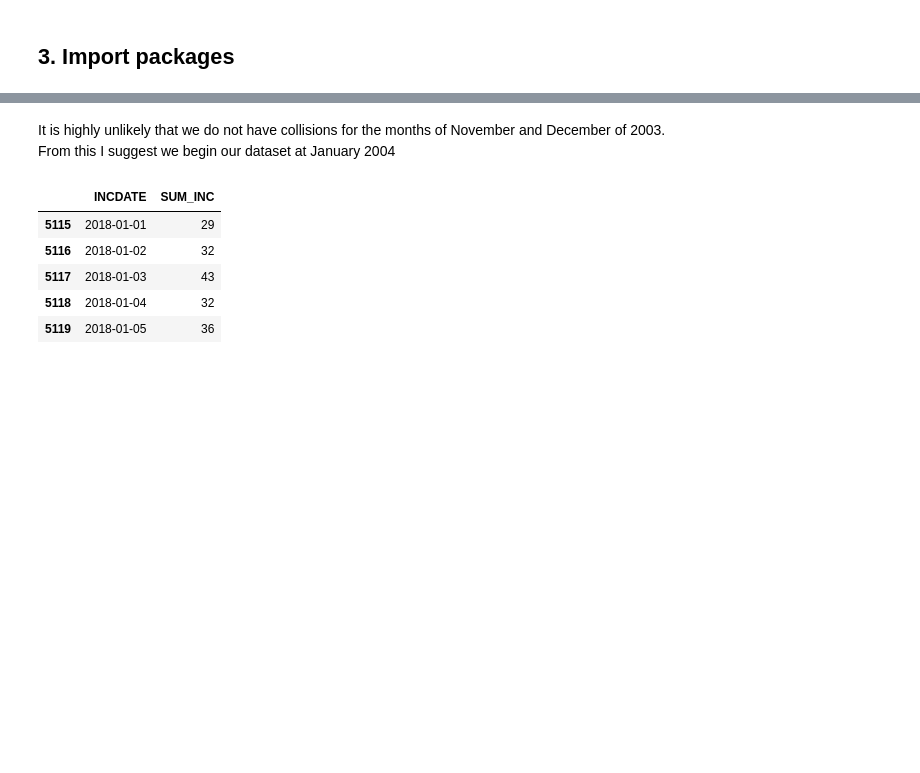
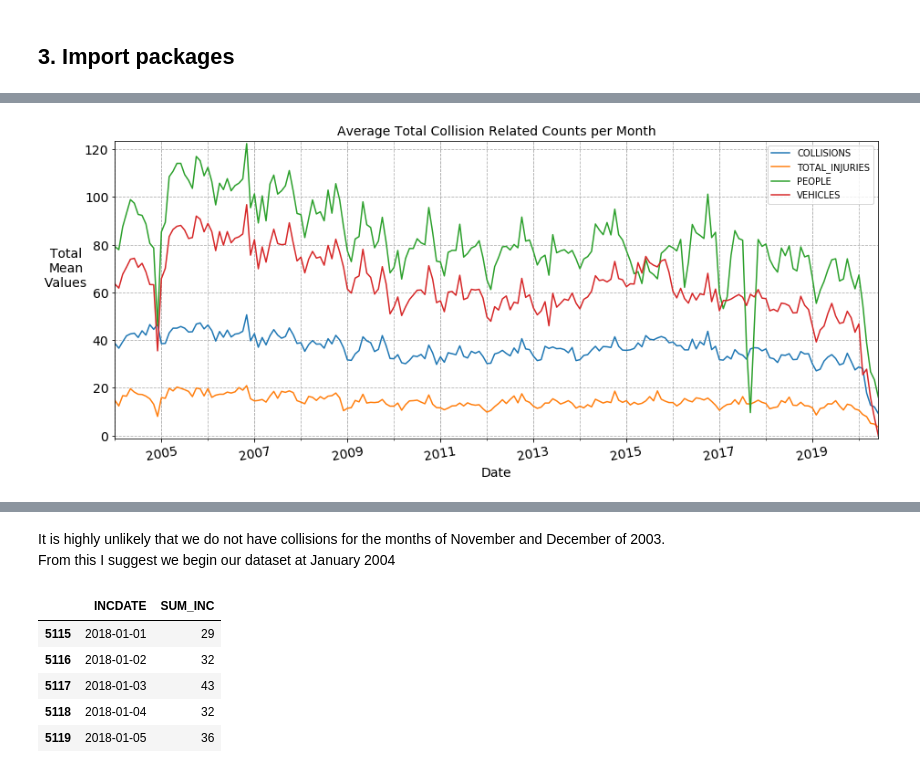
Before and after one commit to meghasin/Collisions_Data, a Jupyter notebook: Collisions_TimeSeries.ipynb, the cells around one changed output, grey strips where cells are left out. Drawn from its saved outputs; the diff is of its cells as text; code cells hidden in the pictures; blank space fills up the shorter version.

Commit message:
added text and plots

```diff
--- a/Collisions_TimeSeries.ipynb
+++ b/Collisions_TimeSeries.ipynb
@@ -115,0 +174,15 @@ df = rdf.copy()
+# %%
+# compare monthly average values over time
+
+df_mean = df_sum.resample("MS").mean().round(decimals=1)
+df_mean.drop(columns=["FATALITIES", "SERIOUS_INJURIES", "MINOR_INJURIES"]).plot(figsize=(15,6));
+plt.xlabel("Date", size=14);
+plt.ylabel("Total\nMean\nValues", size=14, rotation="horizontal", labelpad=20);
+plt.xticks(rotation=10, ha="center", size=14);
+plt.yticks(size=14);
+plt.title('Average Total Collision Related Counts per Month', size=14);
+plt.margins(0.01);
+plt.grid(which="both", linestyle="--")
+plt.show();
+# %% [output]
+[figure, added]
```
Also changed, not shown: parts of 19 cells of this notebook.
